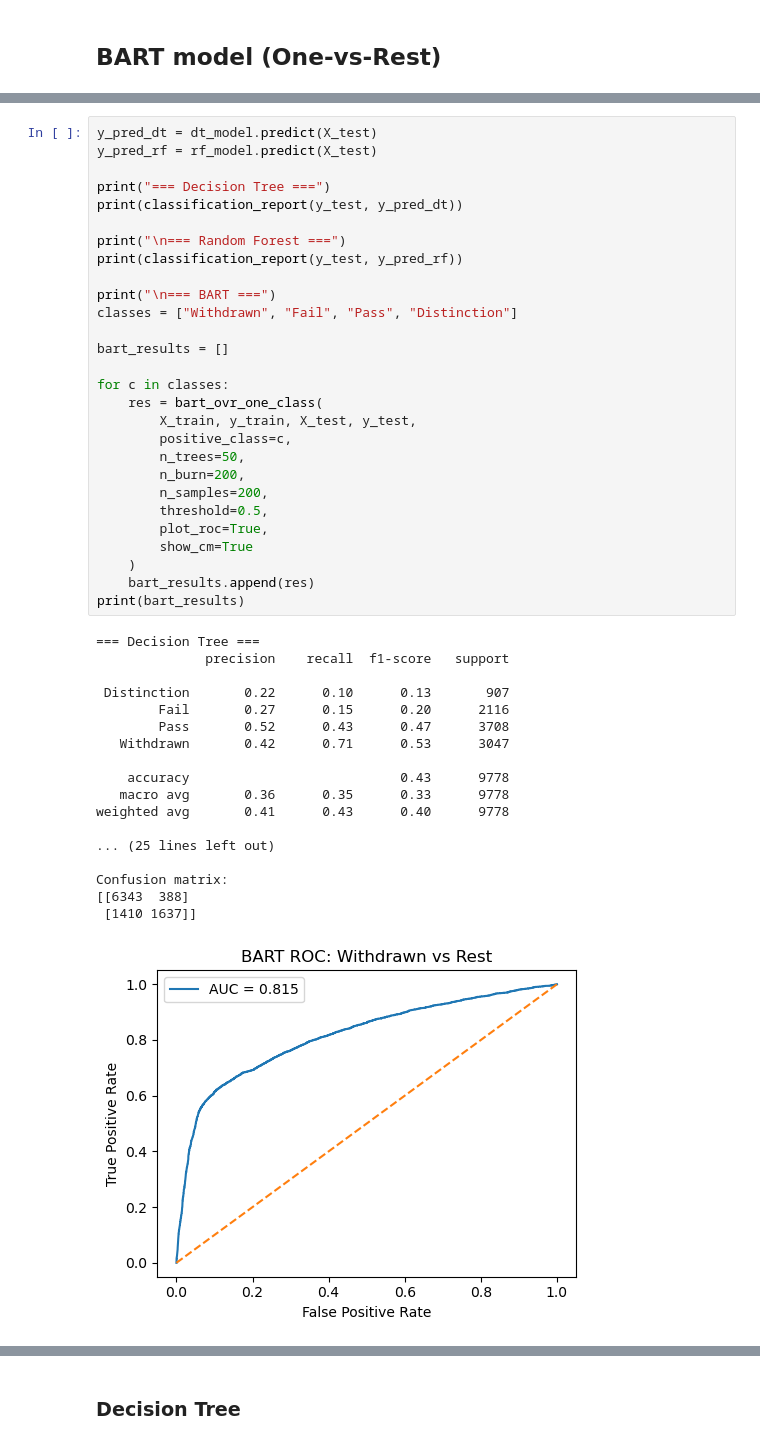
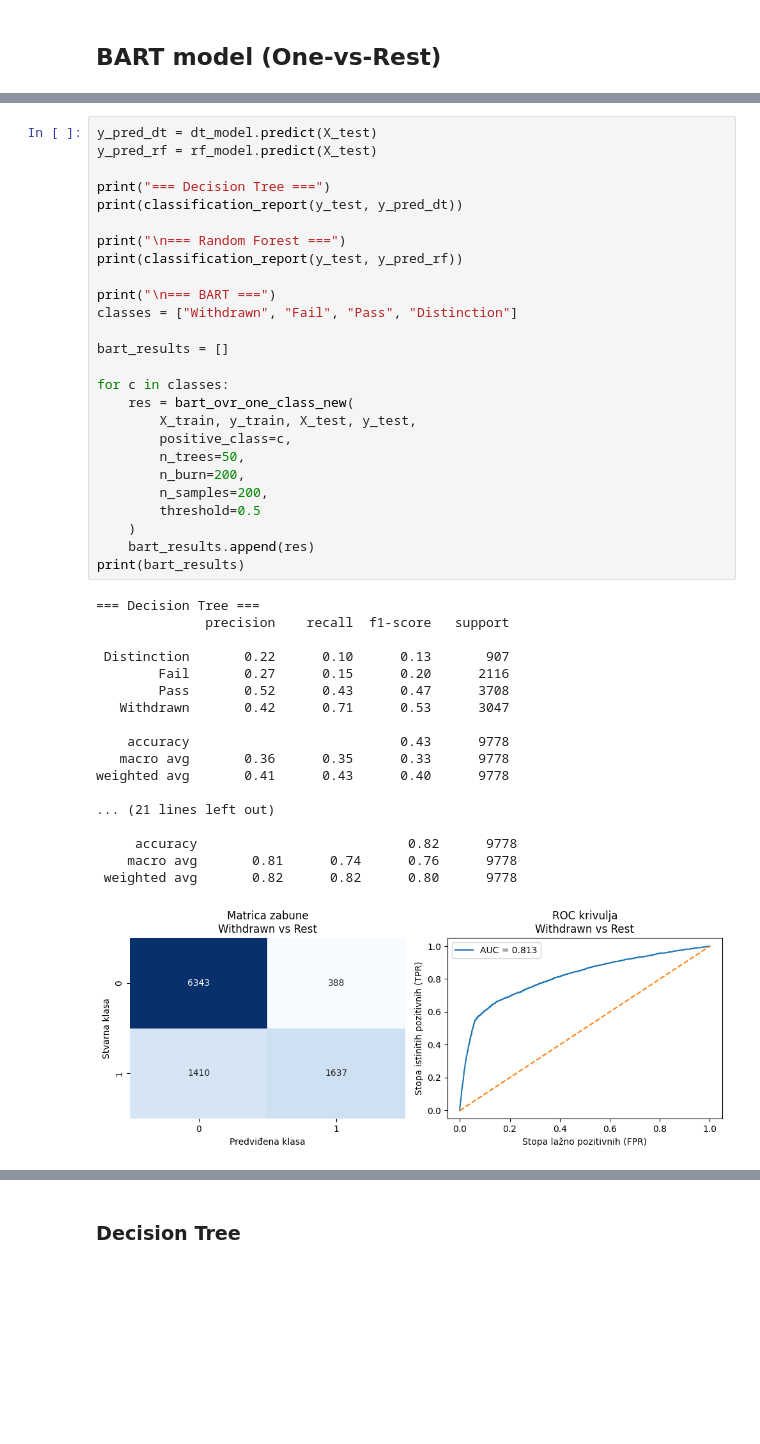
Before and after one commit to KLucan/uzop-projekt, a Jupyter notebook: projekt_3.ipynb, the cells around one changed output, grey strips where cells are left out. Saved outputs shown, nothing was run; the diff lists cells and outputs as text; blank space fills up the shorter version.

```diff
--- a/projekt_3.ipynb
+++ b/projekt_3.ipynb
@@ -291,42 +397,40 @@ print("\n=== Random Forest ===")
 print(classification_report(y_test, y_pred_rf))
 
 print("\n=== BART ===")
 classes = ["Withdrawn", "Fail", "Pass", "Distinction"]
 
 bart_results = []
 
 for c in classes:
-    res = bart_ovr_one_class(
+    res = bart_ovr_one_class_new(
         X_train, y_train, X_test, y_test,
         positive_class=c,
         n_trees=50,
         n_burn=200,
         n_samples=200,
-        threshold=0.5,
-        plot_roc=True,
-        show_cm=True
+        threshold=0.5
     )
     bart_results.append(res)
 print(bart_results)
 # %% [output]
 === Decision Tree ===
               precision    recall  f1-score   support
 
  Distinction       0.22      0.10      0.13       907
         Fail       0.27      0.15      0.20      2116
         Pass       0.52      0.43      0.47      3708
    Withdrawn       0.42      0.71      0.53      3047
 
     accuracy                           0.43      9778
    macro avg       0.36      0.35      0.33      9778
 weighted avg       0.41      0.43      0.40      9778
 
-... (25 lines left out)
+... (21 lines left out)
 
-Confusion matrix:
-[[6343  388]
- [1410 1637]]
+     accuracy                           0.82      9778
+    macro avg       0.81      0.74      0.76      9778
+ weighted avg       0.82      0.82      0.80      9778
-[figure, old version]
+[figure, new version]
 === BART: Fail vs Rest ===
               precision    recall  f1-score   support
 
```
Also changed, not shown: parts of 17 cells of this notebook.
